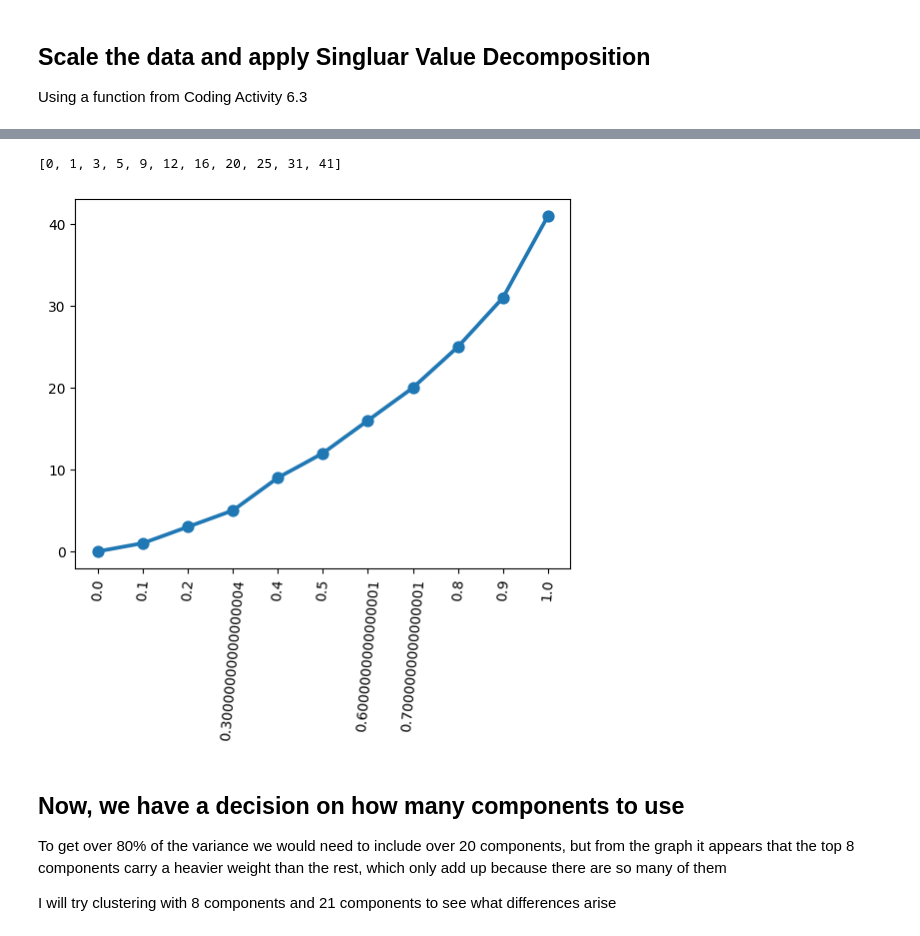
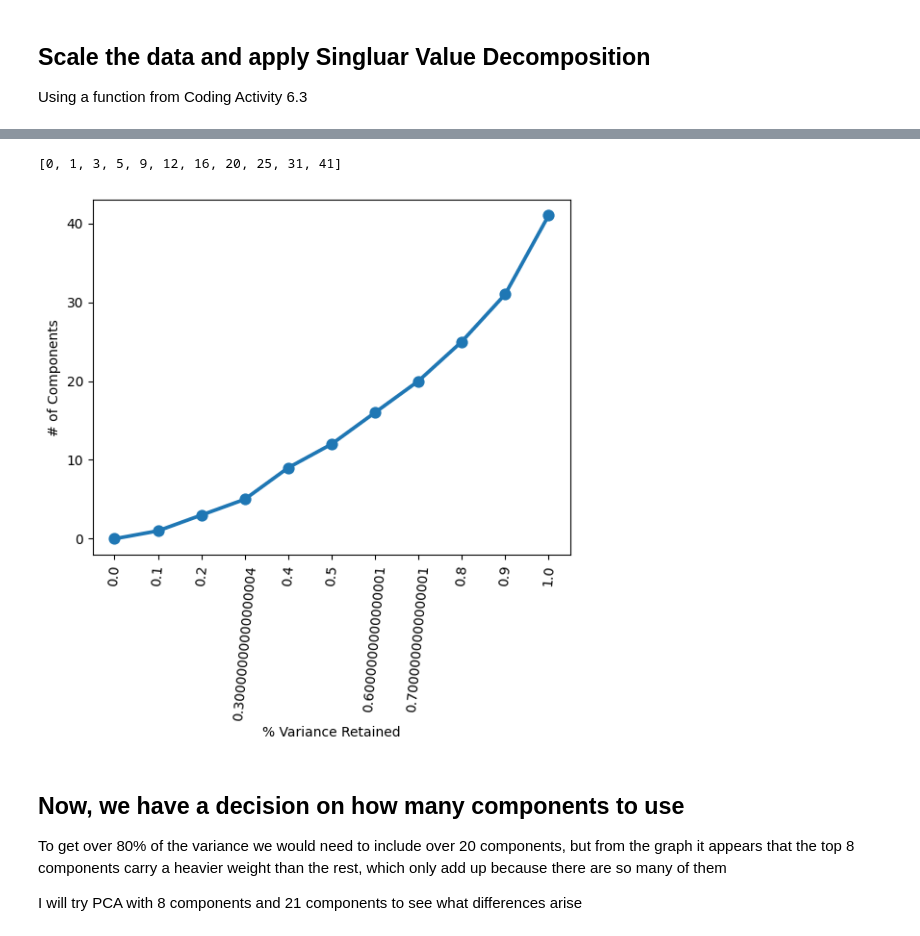
Before and after one commit to SenorMega/AI_ML-Jupyter-Notebooks, a Jupyter notebook: Module 6/tryit_6.2.ipynb, the cells around one changed output, grey strips where cells are left out. Saved outputs shown, nothing was run; the diff lists cells and outputs as text; code cells hidden in the pictures.

```diff
--- a/Module 6/tryit_6.2.ipynb
+++ b/Module 6/tryit_6.2.ipynb
@@ -107,6 +109,8 @@ Bye!
 # %%
 object_cols = df.select_dtypes('object').columns.tolist()
 df_numeric = df.drop(object_cols,axis=1)
+# and another, for good measure!
+df_numeric = df_numeric.drop('Customer Satisfaction',axis=1)
 # %%
 df_numeric.head(30)
 df_numeric.info()
@@ -161,24 +166,28 @@ plt.xticks(rotation=85)
 # %%
+# Plot the percent variance (x-axis) by number of components included
+
 variance_plot_by_primary_component =[]
 percent_variance_explained = sigma/sigma.sum()
 percent_variance = np.linspace(0,1,11, endpoint=True)
 for n in percent_variance:
     category_number = int( (np.cumsum(percent_variance_explained) < n).sum() )
     variance_plot_by_primary_component.append(category_number)
 
 
 sns.pointplot(x=percent_variance, y=variance_plot_by_primary_component)
 plt.xticks(rotation=85)
+plt.xlabel('% Variance Retained')
+plt.ylabel('# of Components')
 
 print(variance_plot_by_primary_component)
 # %% [output]
 [0, 1, 3, 5, 9, 12, 16, 20, 25, 31, 41]
-[figure, old version]
+[figure, new version]
 # %% [markdown]
 ## Now, we have a decision on how many components to use
 
 To get over 80% of the variance we would need to include over 20 components, but from the graph it appears
 that the top 8 components carry a heavier weight than the rest, which only add up because there are so many of them
 
-I will try clustering with 8 components and 21 components to see what differences arise
+I will try PCA with 8 components and 21 components to see what differences arise
 # %%
```
Also changed, not shown: parts of 11 cells of this notebook.
